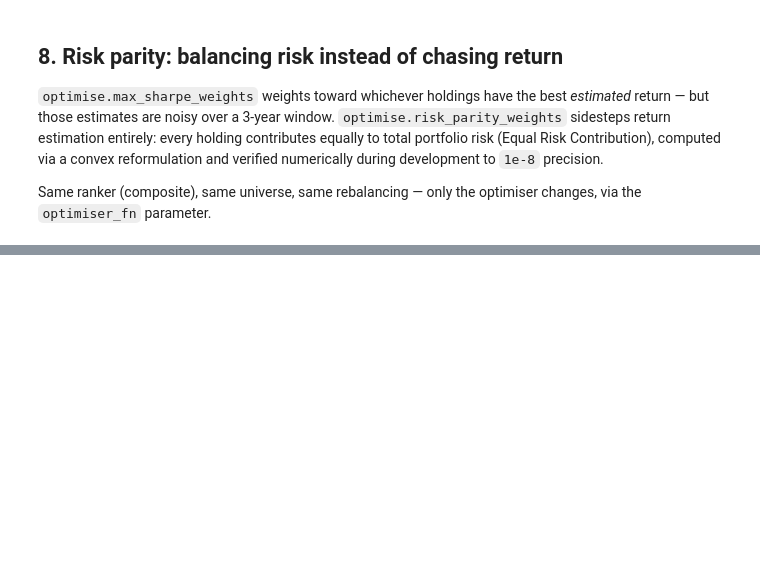
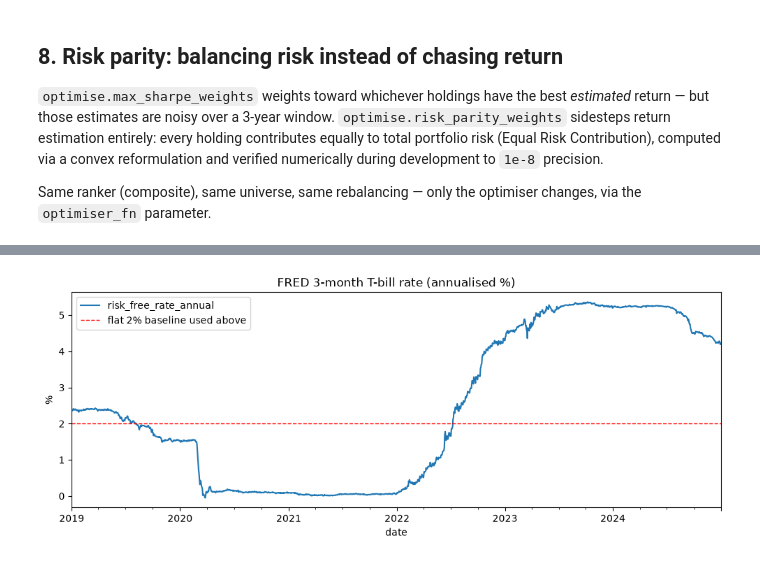
Before and after one commit to makdedic/portfolio-constructor, a Jupyter notebook: notebooks/03_pass2_exploration.ipynb, the cells around one changed output, grey strips where cells are left out. Saved outputs shown, nothing was run; the diff lists cells and outputs as text; code cells hidden in the pictures; blank space fills up the shorter version.

Commit message:
notebook: compare flat 2% vs real FRED risk-free rate

```diff
--- a/notebooks/03_pass2_exploration.ipynb
+++ b/notebooks/03_pass2_exploration.ipynb
@@ -493,0 +531,11 @@ optimiser_weights.round(3).replace(0, "")
+# %%
+risk_free_rate_df = ingest.load_or_fetch_risk_free_rate(config.DATA_START_DATE, config.DATA_END_DATE)
+risk_free_rate = risk_free_rate_df.set_index("date")["risk_free_rate_annual"]
+
+(risk_free_rate * 100).plot(figsize=(12, 4), title="FRED 3-month T-bill rate (annualised %)")
+plt.ylabel("%")
+plt.axhline(config.RISK_FREE_RATE_ANNUAL * 100, color="red", linestyle="--", linewidth=1, label="flat 2% baseline used above")
+plt.legend()
+plt.show()
+# %% [output]
+[figure, added]
```
Also changed, not shown: parts of 10 cells of this notebook.
